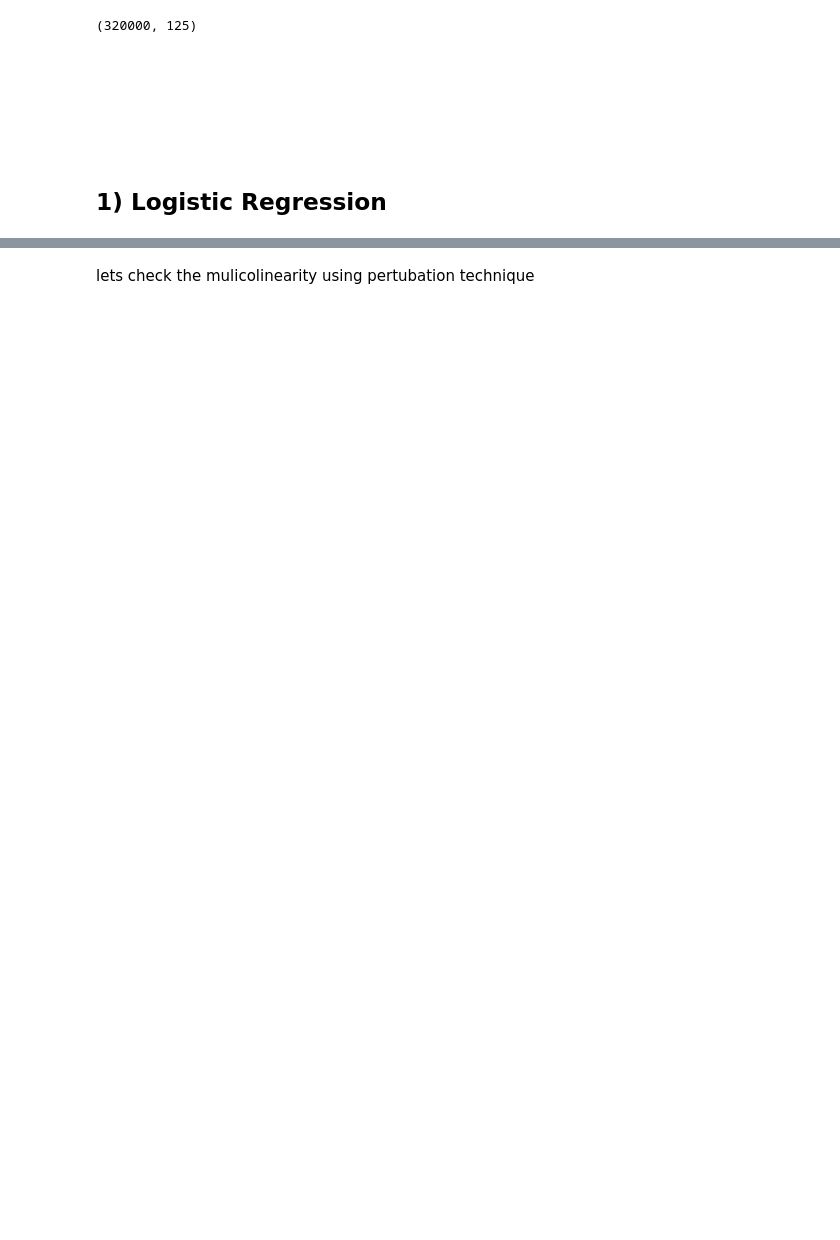
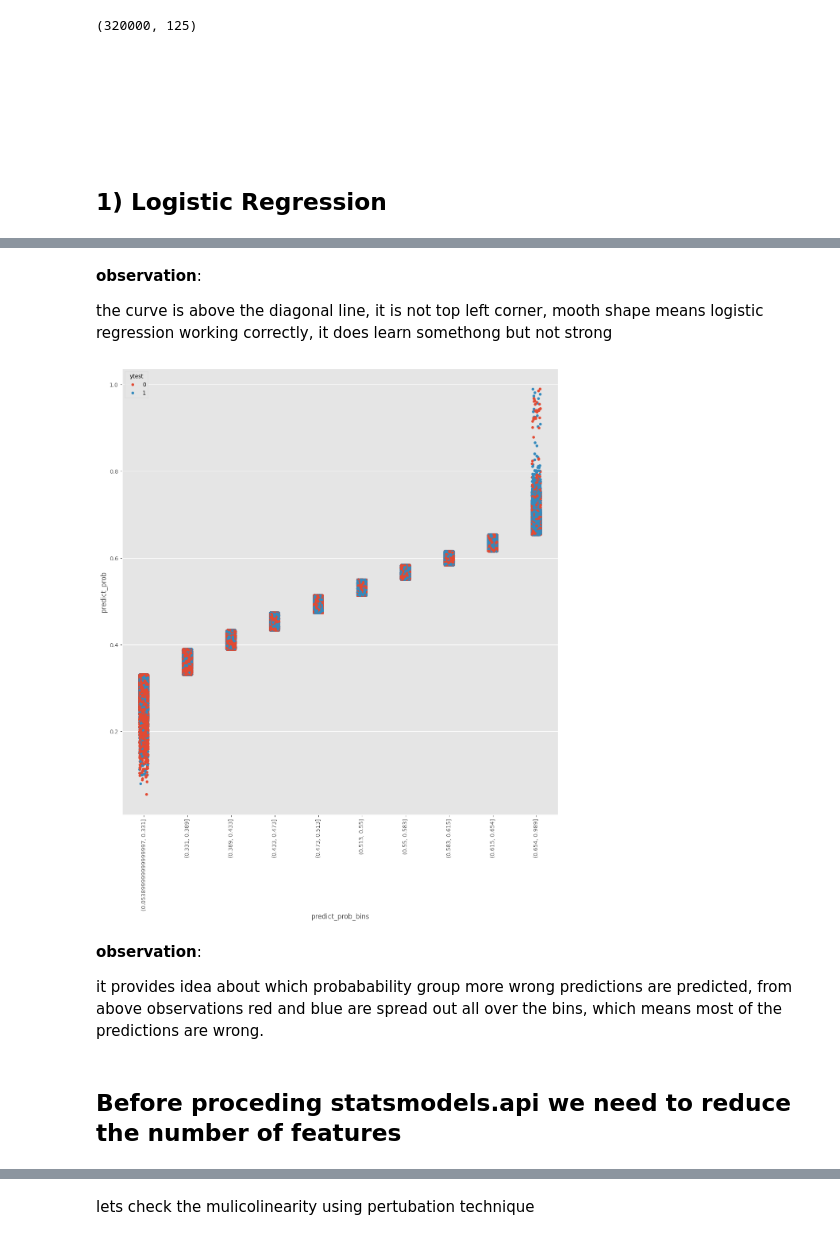
Before and after one commit to prasadPattuvamVeedu/microsoft_fraud_detection, a Jupyter notebook: microsofr_fraud_detection.ipynb, the cells around one changed output, grey strips where cells are left out. Saved outputs shown, nothing was run; the diff lists cells and outputs as text; code cells hidden in the pictures; blank space fills up the shorter version.

```diff
--- a/microsofr_fraud_detection.ipynb
+++ b/microsofr_fraud_detection.ipynb
@@ -1814 +1888,19 @@ from sklearn.metrics import roc_auc_score
+# %%
+def validation_rates(xtestScaled,ytest,ypred,model,is_predict_proba=True):
+    if is_predict_proba==True:
+        predict_prob = model.predict_proba(xtestScaled)[:,1]
+    else:
+         predict_prob = model.predict(xtestScaled)
+    df_validation = pd.DataFrame({"ytest":ytest,"ypred":ypred,"predict_prob":predict_prob})
+    df_validation["predict_prob_bins"] = pd.qcut(df_validation["predict_prob"],q=10)
+    bin_labels = [
+    f"Bin{i+1} ({interval.left:.2f}–{interval.right:.2f})"
+    for i, interval in enumerate(df_validation['predict_prob_bins'].cat.categories.round(2)[::-1])]
+    plt.figure(figsize=(12,12))
+    sns.stripplot(x=df_validation["predict_prob_bins"],
+                  y=df_validation["predict_prob"],
+                  hue=df_validation["ytest"])
+    plt.tight_layout()
+    plt.xticks(rotation=90)
+    plt.show()
 # %%
@@ -1859,0 +1964,15 @@ analyze_dataframe=make_dataframe(weight_2,weight_1, x_train)
+# %% [markdown]
+__observation__:
+
+the curve is above the diagonal line, it is not top left corner, mooth shape means logistic regression working correctly,
+it does learn somethong but not strong
+# %%
+validation_rates(x_test_scaled,y_test,y_pred,model)
+# %% [output]
+[figure, added]
+# %% [markdown]
+__observation__:
+
+it provides idea about which probabability group  more wrong predictions are predicted, from above observations red and blue are spread out all over the bins, which means most of the predictions are wrong.
+# %% [markdown]
+<h2>Before proceding statsmodels.api we need to reduce the number of features</h2>
```
Also changed, not shown: parts of 87 cells of this notebook.
